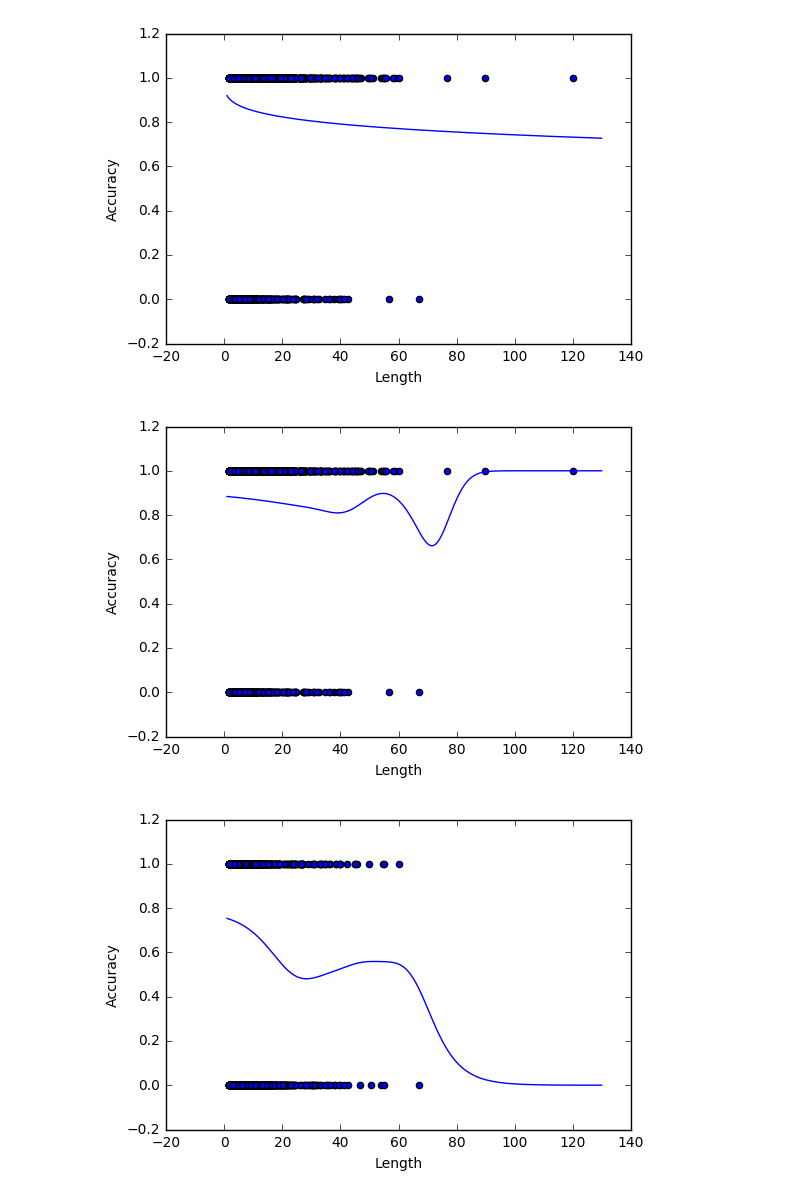
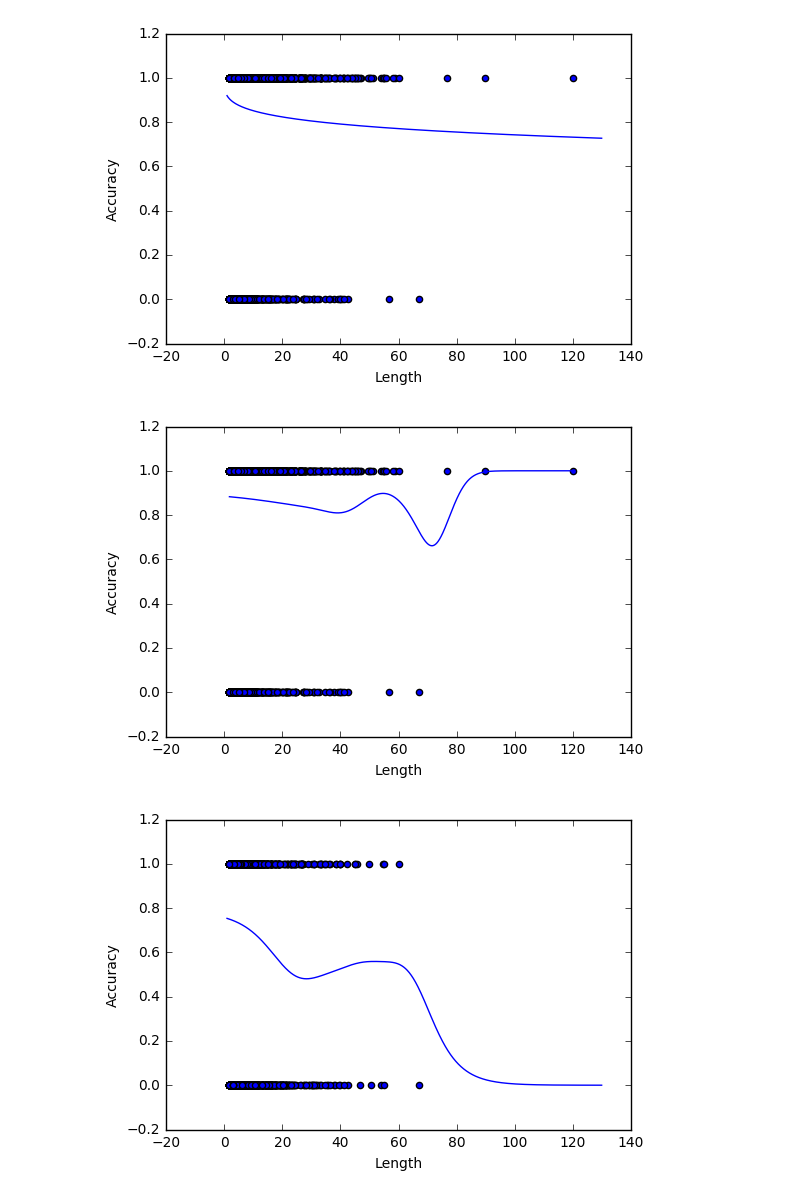
Before and after one commit to futurulus/coop-nets, a Jupyter notebook: behavioralAnalysis/comparison.ipynb, the cells around one changed output. Drawn from its saved outputs; the diff is of its cells as text; code cells hidden in the pictures.

```diff
--- a/behavioralAnalysis/comparison.ipynb
+++ b/behavioralAnalysis/comparison.ipynb
@@ -459,35 +459,35 @@ class LocalRegression(object):
         costs = []
         for alpha in search_vals:
             c = self.cost(alpha)
             if not np.isfinite(c):
                 c = float('inf')
             costs.append(c)
             print('%.3e: %.3e' % (alpha, c))
         return search_vals[np.argmin(costs)]
 
     def cost(self, alpha):
         n = len(self.x)
         z = (self.x[:, np.newaxis] - self.x[np.newaxis, :]) / alpha
         weights = np.exp(-z ** 2.0)
         # Leave-one-out cross-validation
         weights[np.arange(n), np.arange(n)] = 0.
         probas = (weights * self.y[np.newaxis, :]).sum(axis=1) / weights.sum(axis=1)
         return -(self.y * np.log(probas) + (1. - self.y) * np.log(1. - probas)).sum()
 
     def predict_proba(self, x):
         z = (x[:, np.newaxis] - self.x[np.newaxis, :]) / self.alpha
         weights = np.exp(-z ** 2.0)
         return (weights * self.y[np.newaxis, :]).sum(axis=1) / weights.sum(axis=1)
 
 def plot_local(cost, accuracy):
     reg = LocalRegression(cost, accuracy, alpha=10.0)
-    inputs = np.arange(1., 130., 0.1)
+    inputs = np.arange(np.min(cost), np.max(cost), 0.1)
     probs = reg.predict_proba(inputs)
     plt.plot(inputs, probs)
 
 plot_accuracy_by_cost(lm_score_cost, h, plot_local)
 # %% [output]
-[figure, old version]
+[figure, new version]
 # %%
 plot_accuracy_by_cost(lm_score_cost, l0, plot_local)
 # %% [output]
```
Also changed, not shown: parts of 7 cells of this notebook, 8 other files.
